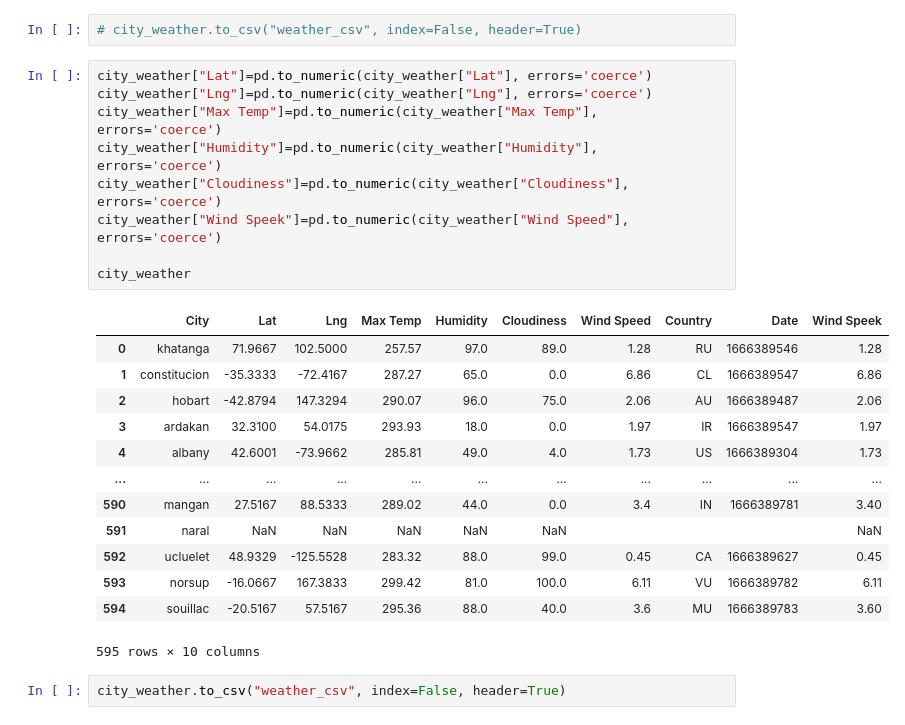
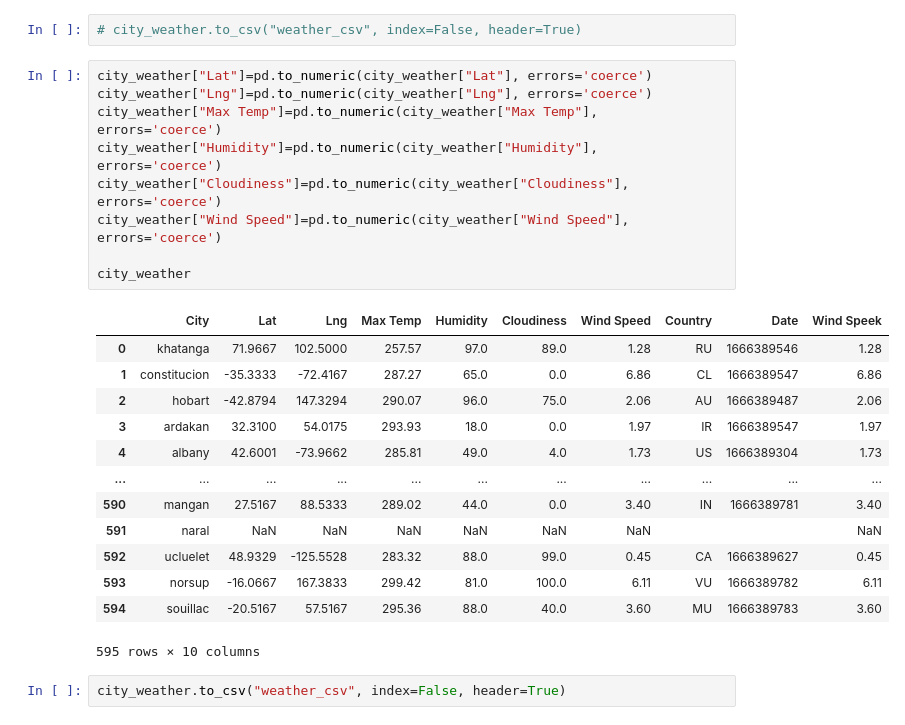
Before and after one commit to Colleen-Cobb/python-api-challenge, a Jupyter notebook: WeatherPy/WeatherPy.ipynb, the cells around one changed output. Drawn from its saved outputs; the diff is of its cells as text.

```diff
--- a/WeatherPy/WeatherPy.ipynb
+++ b/WeatherPy/WeatherPy.ipynb
@@ -157,25 +157,25 @@ city_weather.head()
 # %%
 city_weather["Lat"]=pd.to_numeric(city_weather["Lat"], errors='coerce')
 city_weather["Lng"]=pd.to_numeric(city_weather["Lng"], errors='coerce')
 city_weather["Max Temp"]=pd.to_numeric(city_weather["Max Temp"], errors='coerce')
 city_weather["Humidity"]=pd.to_numeric(city_weather["Humidity"], errors='coerce')
 city_weather["Cloudiness"]=pd.to_numeric(city_weather["Cloudiness"], errors='coerce')
-city_weather["Wind Speek"]=pd.to_numeric(city_weather["Wind Speed"], errors='coerce')
+city_weather["Wind Speed"]=pd.to_numeric(city_weather["Wind Speed"], errors='coerce')
 
 city_weather
 # %% [output]
 |  | City | Lat | Lng | Max Temp | Humidity | Cloudiness | Wind Speed | Country | Date | Wind Speek |
 | 0 | khatanga | 71.9667 | 102.5000 | 257.57 | 97.0 | 89.0 | 1.28 | RU | 1666389546 | 1.28 |
 | 1 | constitucion | -35.3333 | -72.4167 | 287.27 | 65.0 | 0.0 | 6.86 | CL | 1666389547 | 6.86 |
 | 2 | hobart | -42.8794 | 147.3294 | 290.07 | 96.0 | 75.0 | 2.06 | AU | 1666389487 | 2.06 |
 | 3 | ardakan | 32.3100 | 54.0175 | 293.93 | 18.0 | 0.0 | 1.97 | IR | 1666389547 | 1.97 |
 | 4 | albany | 42.6001 | -73.9662 | 285.81 | 49.0 | 4.0 | 1.73 | US | 1666389304 | 1.73 |
 | ... | ... | ... | ... | ... | ... | ... | ... | ... | ... | ... |
-| 590 | mangan | 27.5167 | 88.5333 | 289.02 | 44.0 | 0.0 | 3.4 | IN | 1666389781 | 3.40 |
-| 591 | naral | NaN | NaN | NaN | NaN | NaN |  |  |  | NaN |
+| 590 | mangan | 27.5167 | 88.5333 | 289.02 | 44.0 | 0.0 | 3.40 | IN | 1666389781 | 3.40 |
+| 591 | naral | NaN | NaN | NaN | NaN | NaN | NaN |  |  | NaN |
 | 592 | ucluelet | 48.9329 | -125.5528 | 283.32 | 88.0 | 99.0 | 0.45 | CA | 1666389627 | 0.45 |
 | 593 | norsup | -16.0667 | 167.3833 | 299.42 | 81.0 | 100.0 | 6.11 | VU | 1666389782 | 6.11 |
-| 594 | souillac | -20.5167 | 57.5167 | 295.36 | 88.0 | 40.0 | 3.6 | MU | 1666389783 | 3.60 |
+| 594 | souillac | -20.5167 | 57.5167 | 295.36 | 88.0 | 40.0 | 3.60 | MU | 1666389783 | 3.60 |
 595 rows × 10 columns
 # %%
 city_weather.to_csv("weather_csv", index=False, header=True)
```
Also changed, not shown: parts of 11 cells of this notebook.
